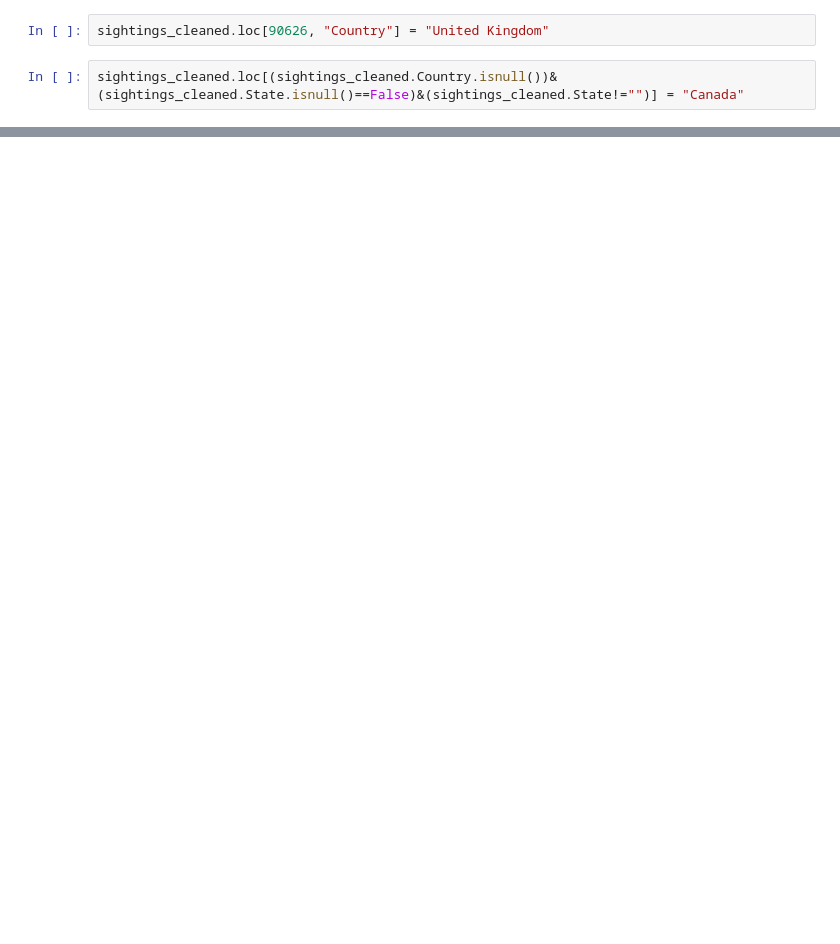
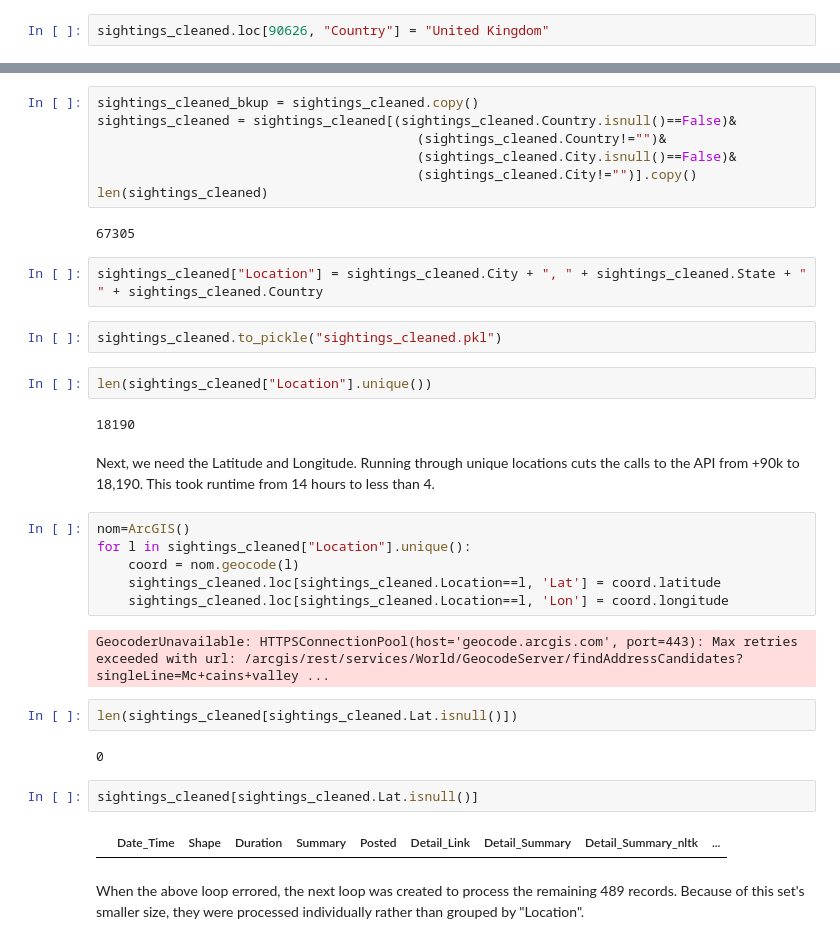
Before and after one commit to sbuch337/COMP4447, a Jupyter notebook: project_clean_data.ipynb, the cells around one changed output, grey strips where cells are left out. Drawn from its saved outputs; the diff is of its cells as text; blank space fills up the shorter version.

```diff
--- a/project_clean_data.ipynb
+++ b/project_clean_data.ipynb
@@ -524,4 +569,2 @@ sightings_cleaned.loc[(sightings_cleaned.Country.isnull())&(sightings_cleaned.St
 # %%
 sightings_cleaned.loc[90626, "Country"] = "United Kingdom"
-# %%
-sightings_cleaned.loc[(sightings_cleaned.Country.isnull())&(sightings_cleaned.State.isnull()==False)&(sightings_cleaned.State!="")] = "Canada"
@@ -581,0 +586,37 @@ sightings_convert_UTC.to_pickle('sightings_add_UTC')
+# %%
+sightings_cleaned_bkup = sightings_cleaned.copy()
+sightings_cleaned = sightings_cleaned[(sightings_cleaned.Country.isnull()==False)&
+                                         (sightings_cleaned.Country!="")&
+                                         (sightings_cleaned.City.isnull()==False)&
+                                         (sightings_cleaned.City!="")].copy()
+len(sightings_cleaned)
+# %% [output]
+67305
+# %%
+sightings_cleaned["Location"] = sightings_cleaned.City + ", " + sightings_cleaned.State + " " + sightings_cleaned.Country
+# %%
+sightings_cleaned.to_pickle("sightings_cleaned.pkl")
+# %%
+len(sightings_cleaned["Location"].unique())
+# %% [output]
+18190
+# %% [markdown]
+Next, we need the Latitude and Longitude. Running through unique locations cuts the calls to the API from +90k to 18,190. This took runtime from 14 hours to less than 4.
+# %%
+nom=ArcGIS()
+for l in sightings_cleaned["Location"].unique():
+    coord = nom.geocode(l)
+    sightings_cleaned.loc[sightings_cleaned.Location==l, 'Lat'] = coord.latitude
+    sightings_cleaned.loc[sightings_cleaned.Location==l, 'Lon'] = coord.longitude
+# %% [output]
+GeocoderUnavailable: HTTPSConnectionPool(host='geocode.arcgis.com', port=443): Max retries exceeded with url: /arcgis/rest/services/World/GeocodeServer/findAddressCandidates?singleLine=Mc+cains+valley ...
+# %%
+len(sightings_cleaned[sightings_cleaned.Lat.isnull()])
+# %% [output]
+0
+# %%
+sightings_cleaned[sightings_cleaned.Lat.isnull()]
+# %% [output]
+|  | Date_Time | Shape | Duration | Summary | Posted | Detail_Link | Detail_Summary | Detail_Summary_nltk | ... |
+# %% [markdown]
+When the above loop errored, the next loop was created to process the remaining 489 records. Because of this set's smaller size, they were processed individually rather than grouped by "Location".
```
Also changed, not shown: parts of 52 cells of this notebook.
